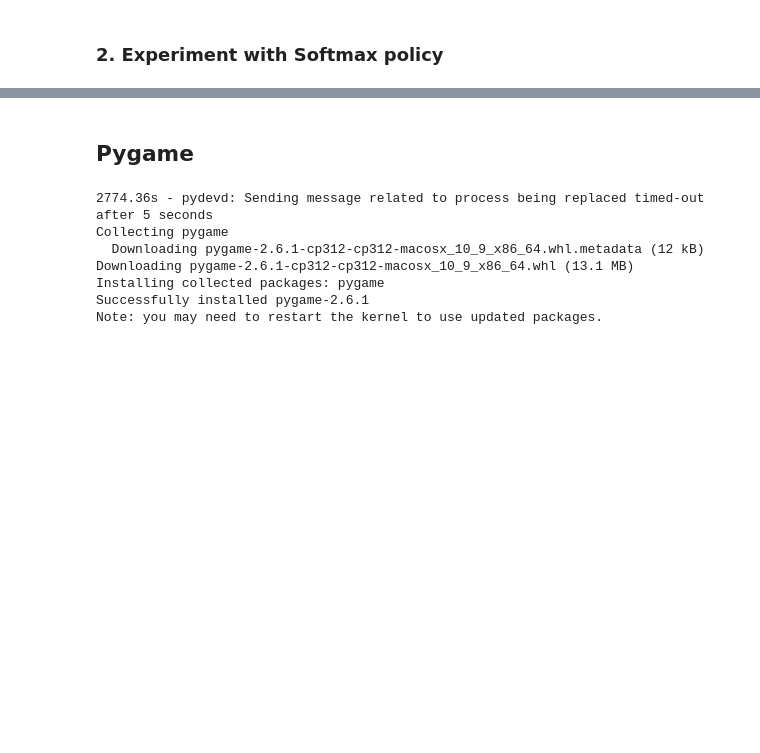
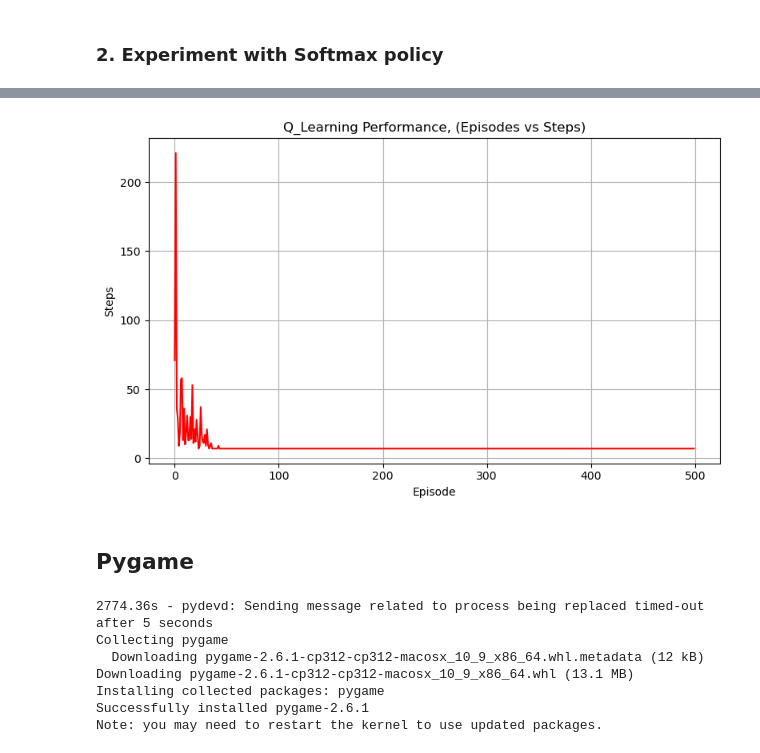
Before and after one commit to Sultana2024/INM707_Mohamed-Saleh_Ngo, a Jupyter notebook: Merged - code.ipynb, the cells around one changed output, grey strips where cells are left out. Saved outputs shown, nothing was run; the diff lists cells and outputs as text; code cells hidden in the pictures; blank space fills up the shorter version.

```diff
--- a/Merged - code.ipynb
+++ b/Merged - code.ipynb
@@ -461,3 +764,14 @@ plt.show()
+# %%
+plt.figure(figsize=(8, 5))
+plt.plot(df_alpha9_gamma9['Episode'], df_alpha9_gamma9['Num_steps'], color='red')
+plt.title('Q_Learning Performance, (Episodes vs Steps)')
+plt.xlabel('Episode')
+plt.ylabel('Steps')
+plt.grid(True)
+plt.tight_layout()
+plt.show()
+# %% [output]
+[figure, added]
 # %% [markdown]
 ## Pygame
 # %%
```
Also changed, not shown: parts of 22 cells of this notebook.
